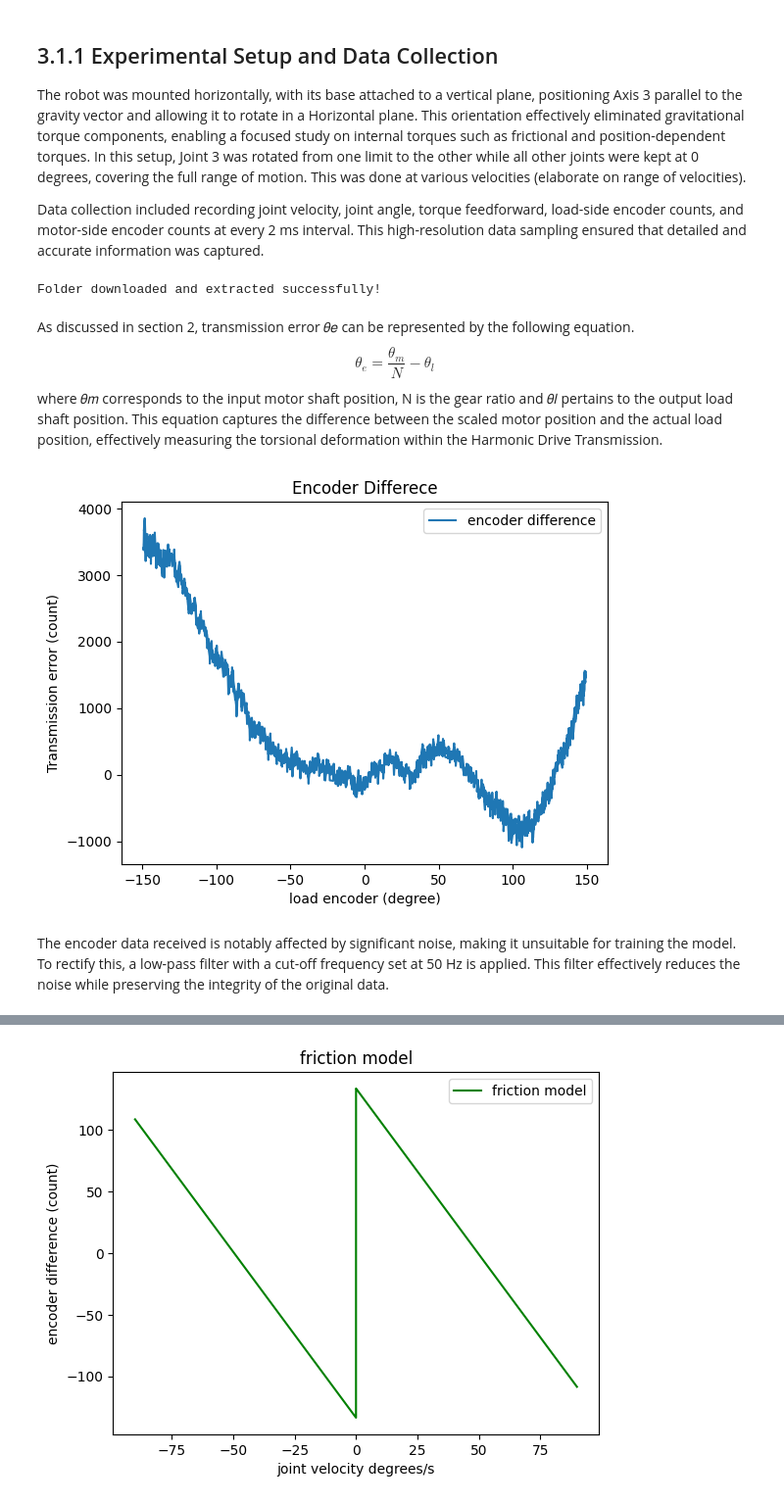
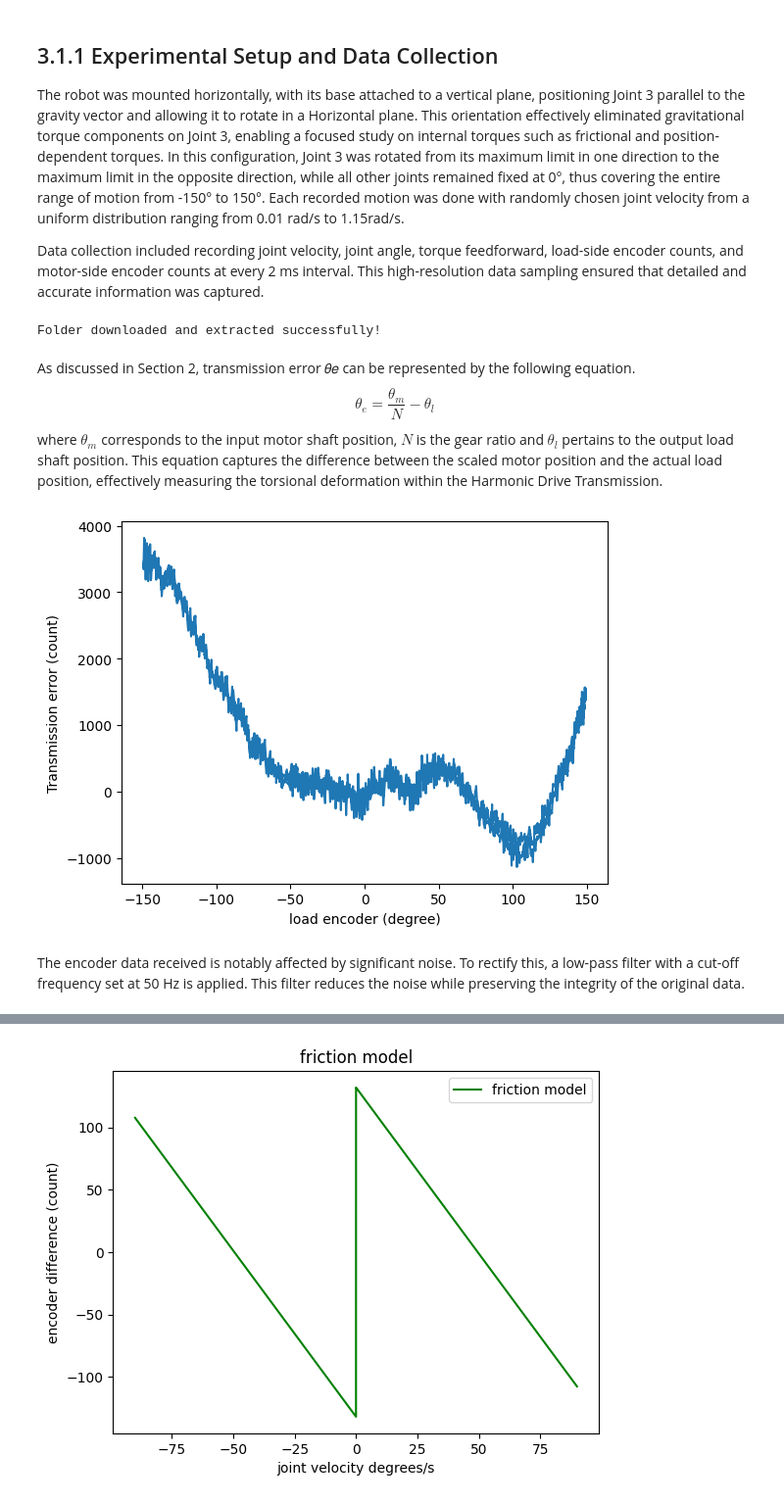
Before and after one commit to allwinlucious/MasterThesis, a Jupyter notebook: 3.1_Analytical_Method.ipynb, the cells around one changed output, grey strips where cells are left out. Shown at 98% size. Cells and saved outputs as stored; diff of their text form; code cells hidden in the pictures.

```diff
--- a/3.1_Analytical_Method.ipynb
+++ b/3.1_Analytical_Method.ipynb
@@ -10,7 +11,7 @@ To streamline the study's complexity and achieve precise torque estimations, the
 
 ## 3.1.1 Experimental Setup and Data Collection
 
-The robot was mounted horizontally, with its base attached to a vertical plane, positioning Axis 3 parallel to the gravity vector and allowing it to rotate in a Horizontal plane. This orientation effectively eliminated gravitational torque components, enabling a focused study on internal torques such as frictional and position-dependent torques. In this setup, Joint 3 was rotated from one limit to the other while all other joints were kept at  0 degrees, covering the full range of motion. This was done at various velocities (elaborate on range of velocities).
+The robot was mounted horizontally, with its base attached to a vertical plane, positioning Joint 3 parallel to the gravity vector and allowing it to rotate in a Horizontal plane. This orientation effectively eliminated gravitational torque components on Joint 3, enabling a focused study on internal torques such as frictional and position-dependent torques. In this configuration, Joint 3 was rotated from its maximum limit in one direction to the maximum limit in the opposite direction, while all other joints remained fixed at 0°, thus covering the entire range of motion from -150° to 150°. Each recorded motion was done with randomly chosen joint velocity from a uniform distribution ranging from 0.01 rad/s to 1.15rad/s.
 
 Data collection included recording joint velocity, joint angle, torque feedforward, load-side encoder counts, and motor-side encoder counts at every 2 ms interval. This high-resolution data sampling ensured that detailed and accurate information was captured.
 # %%
@@ -22,28 +23,26 @@ data = preprocess()
 # %% [output]
 Folder downloaded and extracted successfully!
 # %% [markdown]
-As discussed in section 2, transmission error 𝜃𝑒 can be represented by the following equation.
+As discussed in Section 2, transmission error 𝜃𝑒 can be represented by the following equation.
 $$
 \theta_e = \frac{\theta_m}{N }- \theta_l
 $$
-where 𝜃𝑚 corresponds to the input motor shaft position, N is the gear ratio
-and 𝜃𝑙 pertains to the output load shaft position. This equation captures the difference between the scaled motor position and the actual load position, effectively measuring the torsional deformation within the Harmonic Drive Transmission.
+where $\theta_m$ corresponds to the input motor shaft position, $N$ is the gear ratio
+and $\theta_l$ pertains to the output load shaft position. This equation captures the difference between the scaled motor position and the actual load position, effectively measuring the torsional deformation within the Harmonic Drive Transmission.
 # %%
 # A random sample from the collected data is selected, and its Transmission error is visualized
 import random
 
 sample = random.choice(list(data.keys()))
 
-plt.plot(data[sample].encoder_loadinc_3*count_to_deg,data[sample].encoder_motorinc_3/gear_ratio - data[sample].encoder_loadinc_3,label ='encoder difference')
+plt.plot(data[sample].encoder_loadinc_3*count_to_deg,data[sample].encoder_motorinc_3/gear_ratio - data[sample].encoder_loadinc_3)
 plt.ylabel('Transmission error (count)')
 plt.xlabel('load encoder (degree)')
-plt.legend(loc='upper right')
-plt.title("Encoder Differece")
 plt.show()
 # %% [output]
-[figure, old version]
+[figure, new version]
 # %% [markdown]
-The encoder data received is notably affected by significant noise, making it unsuitable for training the model. To rectify this, a low-pass filter with a cut-off frequency set at 50 Hz is applied. This filter effectively reduces the noise while preserving the integrity of the original data.
+The encoder data received is notably affected by significant noise. To rectify this, a low-pass filter with a cut-off frequency set at 50 Hz is applied. This filter reduces the noise while preserving the integrity of the original data.
 # %%
 #apply low pass filter
 for key in data:
```
Also changed, not shown: parts of 16 cells of this notebook, 1 other file.
